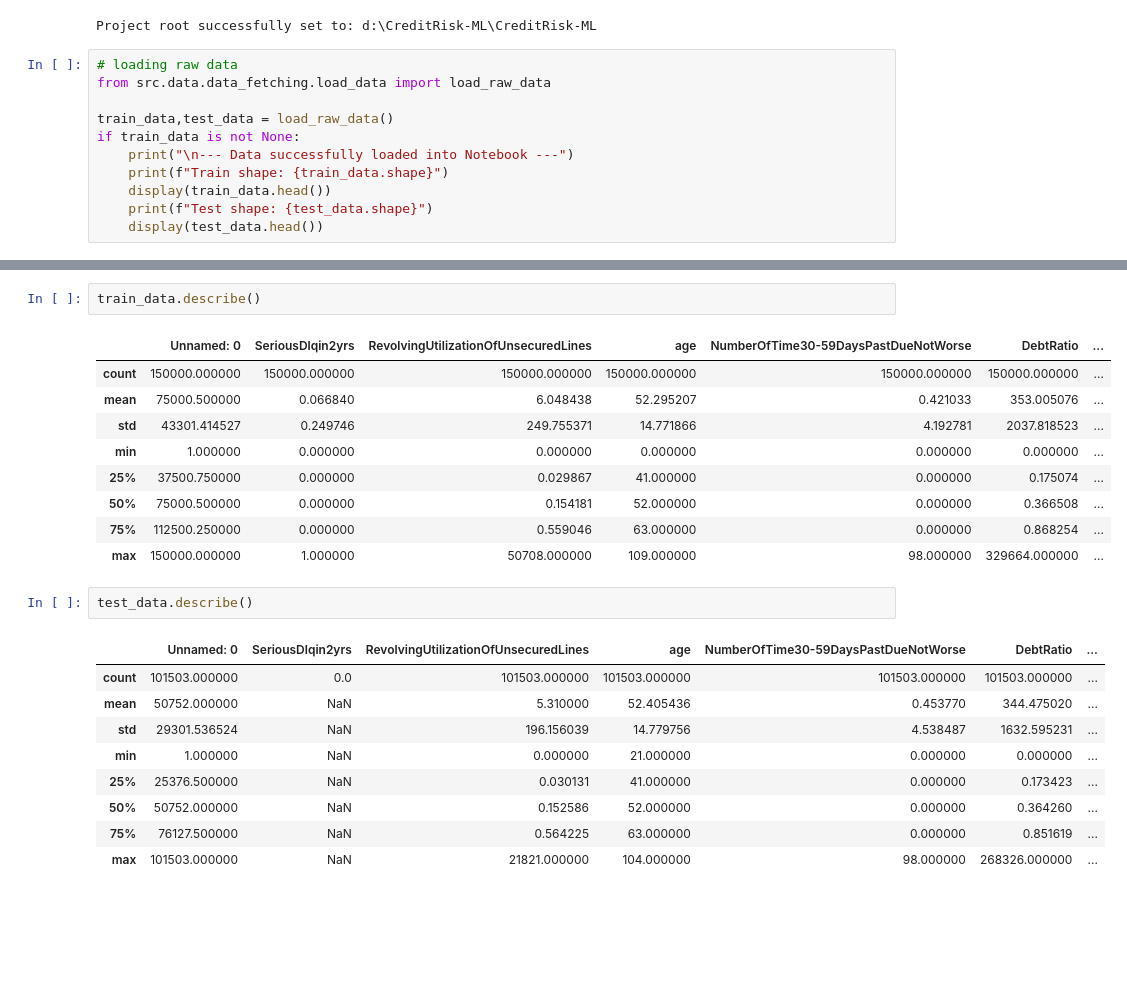
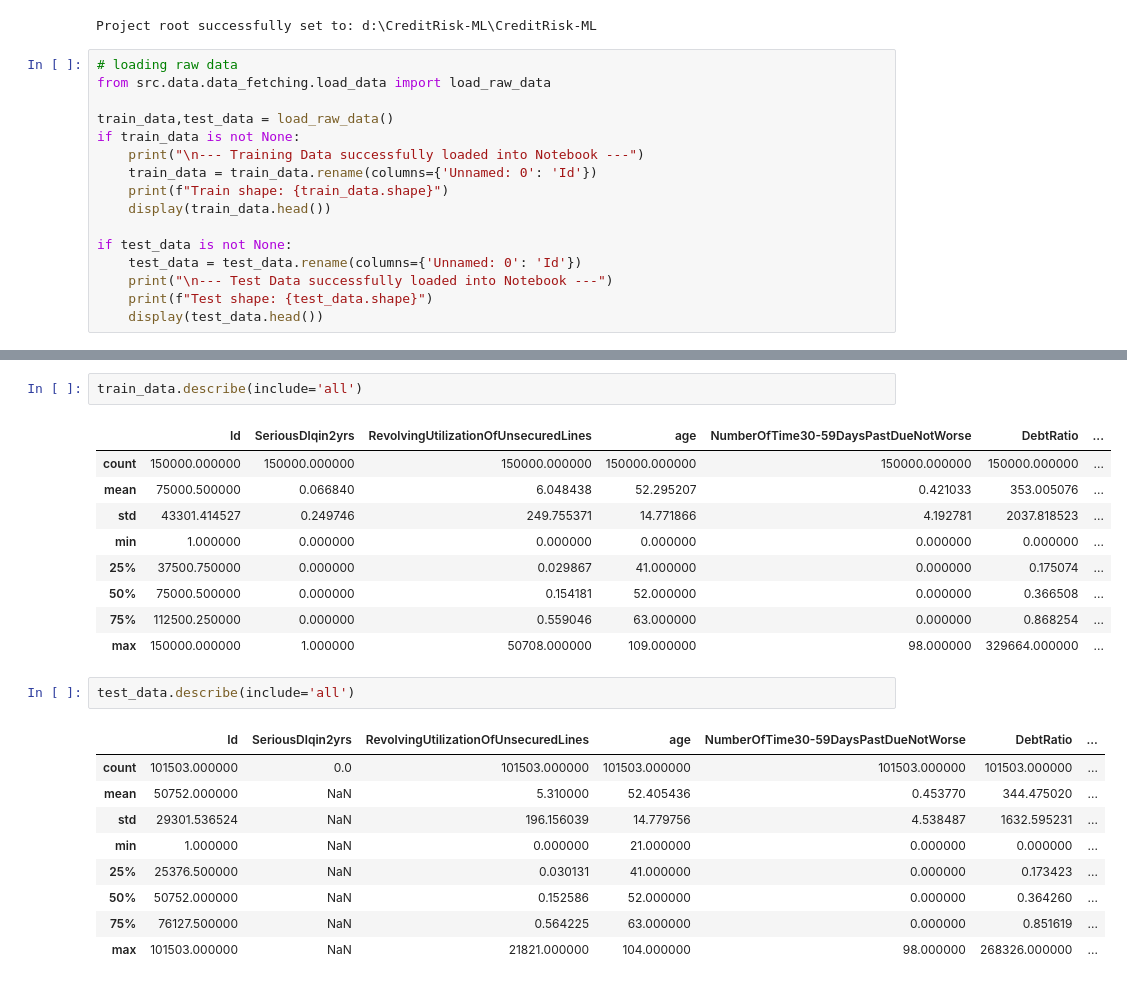
Before and after one commit to yasserrezk/CreditRisk-ML, a Jupyter notebook: src/data/data_understanding/data_understanding.ipynb, the cells around one changed output, grey strips where cells are left out. Cells and saved outputs as stored; diff of their text form; blank space fills up the shorter version.

```diff
--- a/src/data/data_understanding/data_understanding.ipynb
+++ b/src/data/data_understanding/data_understanding.ipynb
@@ -33,9 +33,14 @@ from src.data.data_fetching.load_data import load_raw_data
 
 train_data,test_data = load_raw_data()
 if train_data is not None:
-    print("\n--- Data successfully loaded into Notebook ---")
+    print("\n--- Training Data successfully loaded into Notebook ---")
+    train_data = train_data.rename(columns={'Unnamed: 0': 'Id'})
     print(f"Train shape: {train_data.shape}")
     display(train_data.head())
+
+if test_data is not None:
+    test_data = test_data.rename(columns={'Unnamed: 0': 'Id'})
+    print("\n--- Test Data successfully loaded into Notebook ---")
     print(f"Test shape: {test_data.shape}")
     display(test_data.head())
 # %% [output]
@@ -114,7 +208,7 @@ dtype: bool
 # %%
-train_data.describe()
+train_data.describe(include='all')
 # %% [output]
-|  | Unnamed: 0 | SeriousDlqin2yrs | RevolvingUtilizationOfUnsecuredLines | age | NumberOfTime30-59DaysPastDueNotWorse | DebtRatio | ... |
+|  | Id | SeriousDlqin2yrs | RevolvingUtilizationOfUnsecuredLines | age | NumberOfTime30-59DaysPastDueNotWorse | DebtRatio | ... |
 | count | 150000.000000 | 150000.000000 | 150000.000000 | 150000.000000 | 150000.000000 | 150000.000000 | ... |
 | mean | 75000.500000 | 0.066840 | 6.048438 | 52.295207 | 0.421033 | 353.005076 | ... |
 | std | 43301.414527 | 0.249746 | 249.755371 | 14.771866 | 4.192781 | 2037.818523 | ... |
@@ -124,9 +218,9 @@ train_data.describe()
 | 75% | 112500.250000 | 0.000000 | 0.559046 | 63.000000 | 0.000000 | 0.868254 | ... |
 | max | 150000.000000 | 1.000000 | 50708.000000 | 109.000000 | 98.000000 | 329664.000000 | ... |
 # %%
-test_data.describe()
+test_data.describe(include='all')
 # %% [output]
-|  | Unnamed: 0 | SeriousDlqin2yrs | RevolvingUtilizationOfUnsecuredLines | age | NumberOfTime30-59DaysPastDueNotWorse | DebtRatio | ... |
+|  | Id | SeriousDlqin2yrs | RevolvingUtilizationOfUnsecuredLines | age | NumberOfTime30-59DaysPastDueNotWorse | DebtRatio | ... |
 | count | 101503.000000 | 0.0 | 101503.000000 | 101503.000000 | 101503.000000 | 101503.000000 | ... |
 | mean | 50752.000000 | NaN | 5.310000 | 52.405436 | 0.453770 | 344.475020 | ... |
 | std | 29301.536524 | NaN | 196.156039 | 14.779756 | 4.538487 | 1632.595231 | ... |
```
Also changed, not shown: parts of 31 cells of this notebook.
